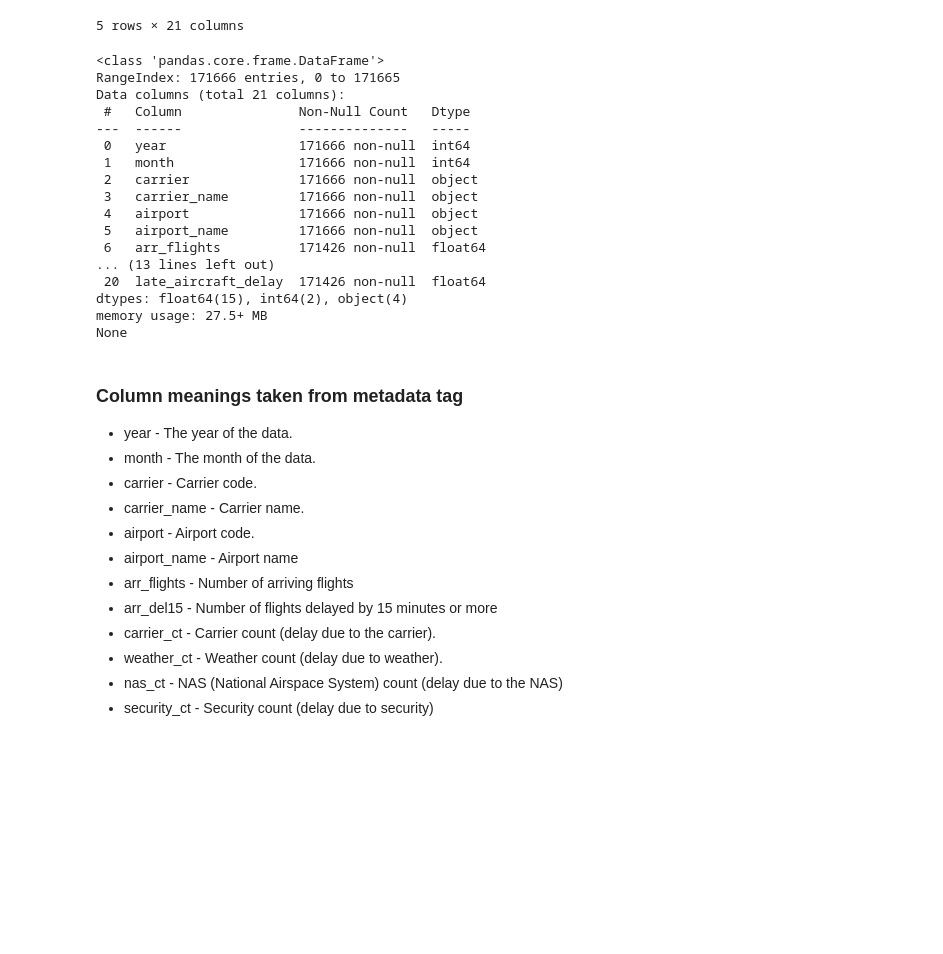
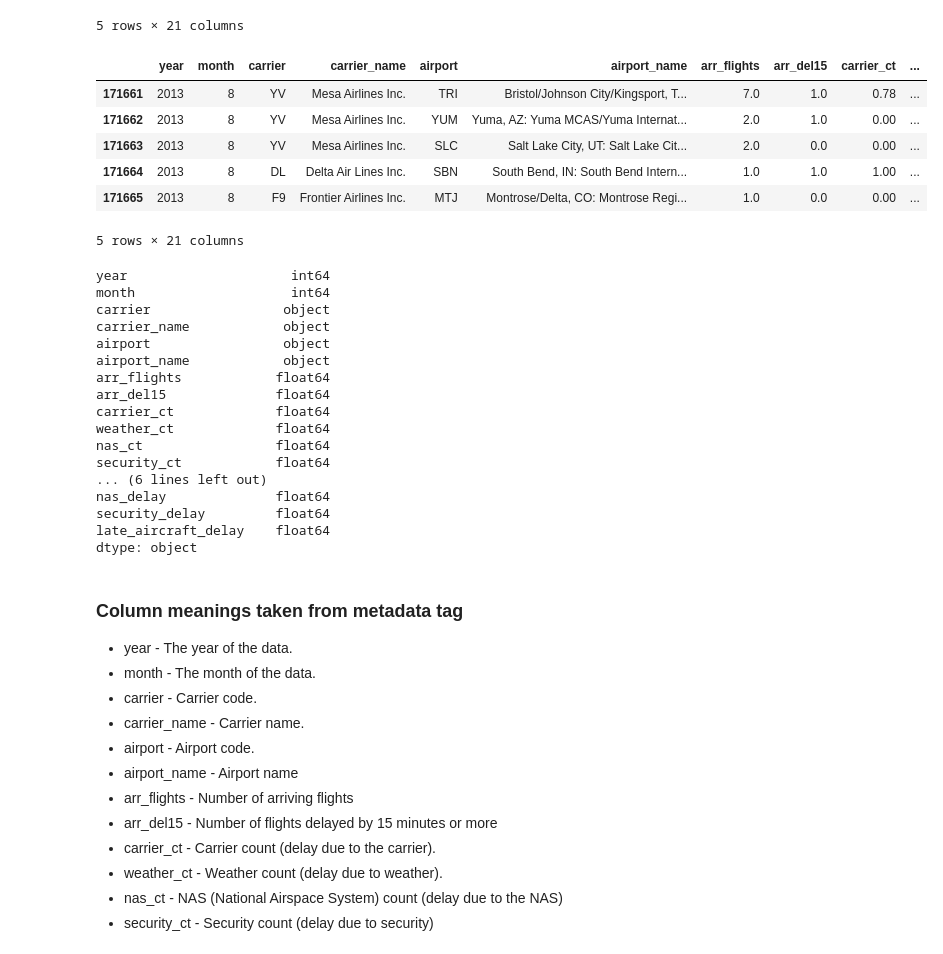
Before and after one commit to lingyuehao/Data_Dawgs, a Jupyter notebook: Data-Dawgs.ipynb, the cells around one changed output. Drawn from its saved outputs; the diff is of its cells as text; code cells hidden in the pictures; blank space fills up the shorter version.

```diff
--- a/Data-Dawgs.ipynb
+++ b/Data-Dawgs.ipynb
@@ -18,26 +18,36 @@ data.head()
 | 3 | 2023 | 8 | 9E | Endeavor Air Inc. | AGS | Augusta, GA: Augusta Regional at ... | 66.0 | 12.0 | 3.69 | ... |
 | 4 | 2023 | 8 | 9E | Endeavor Air Inc. | ALB | Albany, NY: Albany International | 92.0 | 22.0 | 7.76 | ... |
 5 rows × 21 columns
+# %%
+data.tail()
+# %% [output]
+|  | year | month | carrier | carrier_name | airport | airport_name | arr_flights | arr_del15 | carrier_ct | ... |
+| 171661 | 2013 | 8 | YV | Mesa Airlines Inc. | TRI | Bristol/Johnson City/Kingsport, T... | 7.0 | 1.0 | 0.78 | ... |
+| 171662 | 2013 | 8 | YV | Mesa Airlines Inc. | YUM | Yuma, AZ: Yuma MCAS/Yuma Internat... | 2.0 | 1.0 | 0.00 | ... |
+| 171663 | 2013 | 8 | YV | Mesa Airlines Inc. | SLC | Salt Lake City, UT: Salt Lake Cit... | 2.0 | 0.0 | 0.00 | ... |
+| 171664 | 2013 | 8 | DL | Delta Air Lines Inc. | SBN | South Bend, IN: South Bend Intern... | 1.0 | 1.0 | 1.00 | ... |
+| 171665 | 2013 | 8 | F9 | Frontier Airlines Inc. | MTJ | Montrose/Delta, CO: Montrose Regi... | 1.0 | 0.0 | 0.00 | ... |
+5 rows × 21 columns
 # %%
-print(data.info())
+data.dtypes
 # %% [output]
-<class 'pandas.core.frame.DataFrame'>
-RangeIndex: 171666 entries, 0 to 171665
-Data columns (total 21 columns):
- #   Column               Non-Null Count   Dtype
----  ------               --------------   -----
- 0   year                 171666 non-null  int64
- 1   month                171666 non-null  int64
- 2   carrier              171666 non-null  object
- 3   carrier_name         171666 non-null  object
- 4   airport              171666 non-null  object
- 5   airport_name         171666 non-null  object
- 6   arr_flights          171426 non-null  float64
-... (13 lines left out)
- 20  late_aircraft_delay  171426 non-null  float64
-dtypes: float64(15), int64(2), object(4)
-memory usage: 27.5+ MB
-None
+year                     int64
+month                    int64
+carrier                 object
+carrier_name            object
+airport                 object
+airport_name            object
+arr_flights            float64
+arr_del15              float64
+carrier_ct             float64
+weather_ct             float64
+nas_ct                 float64
+security_ct            float64
+... (6 lines left out)
+nas_delay              float64
+security_delay         float64
+late_aircraft_delay    float64
+dtype: object
 # %% [markdown]
 ### Column meanings taken from metadata tag
 - year - The year of the data.
```
Also changed, not shown: parts of 12 cells of this notebook.
